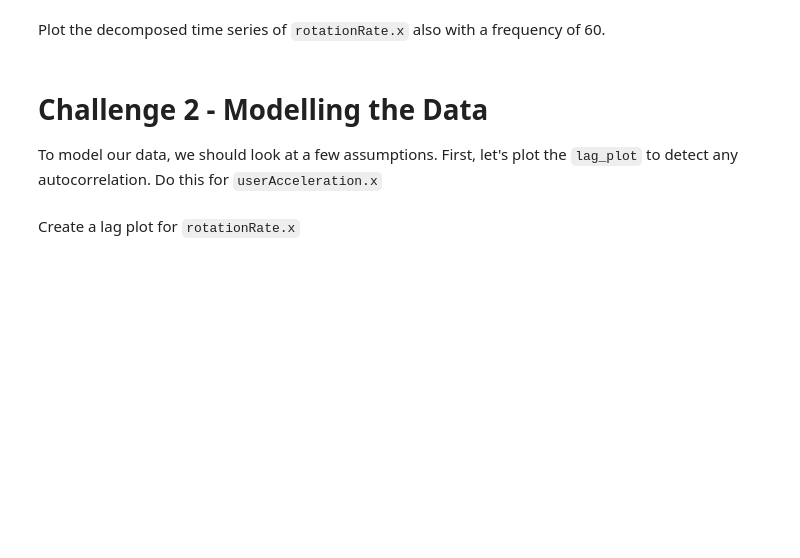
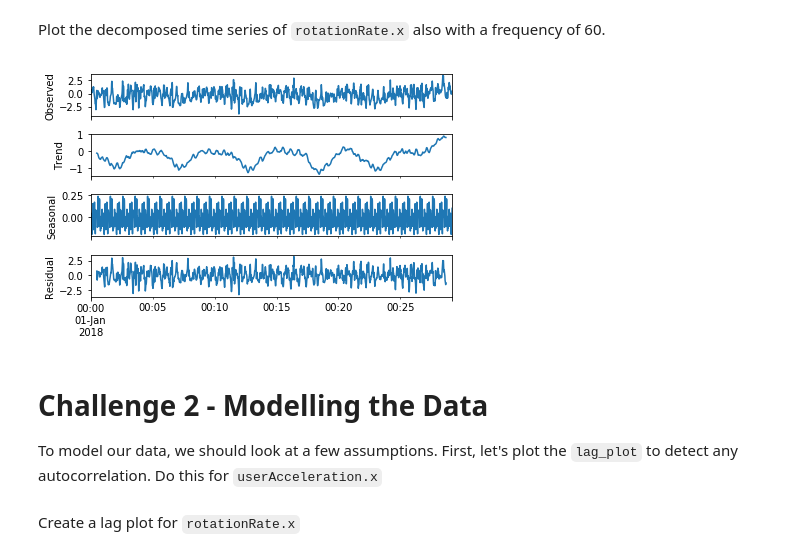
Before and after one commit to ironhack-datalabs/datamad0419, a Jupyter notebook: module-2/lab-time-series/your-code/main.ipynb, the cells around one changed output. Saved outputs shown, nothing was run; the diff lists cells and outputs as text; code cells hidden in the pictures; blank space fills up the shorter version.

```diff
--- a/module-2/lab-time-series/your-code/main.ipynb
+++ b/module-2/lab-time-series/your-code/main.ipynb
@@ -74,5 +109,10 @@ Our next step is to decompose the time series and evaluate the patterns in the d
 # %% [markdown]
 Plot the decomposed time series of `rotationRate.x` also with a frequency of 60.
+# %%
+userRotX = sm.tsa.seasonal_decompose(sensor['rotationRate.x'], freq= 60)
+userRotX_plot = userRotX.plot()
+# %% [output]
+[figure, added]
 # %% [markdown]
 # Challenge 2 - Modelling the Data
 
```
Also changed, not shown: parts of 5 cells of this notebook.
